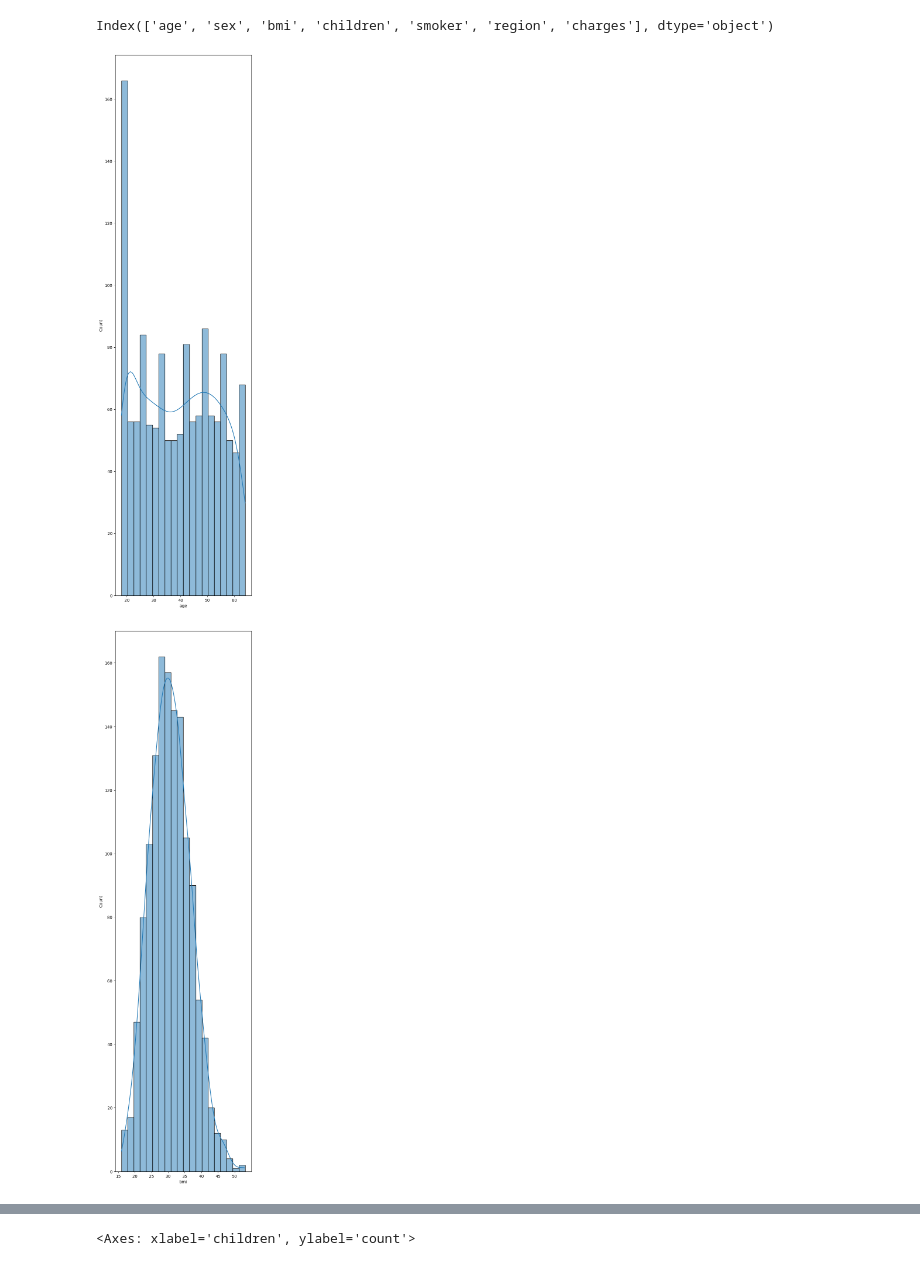
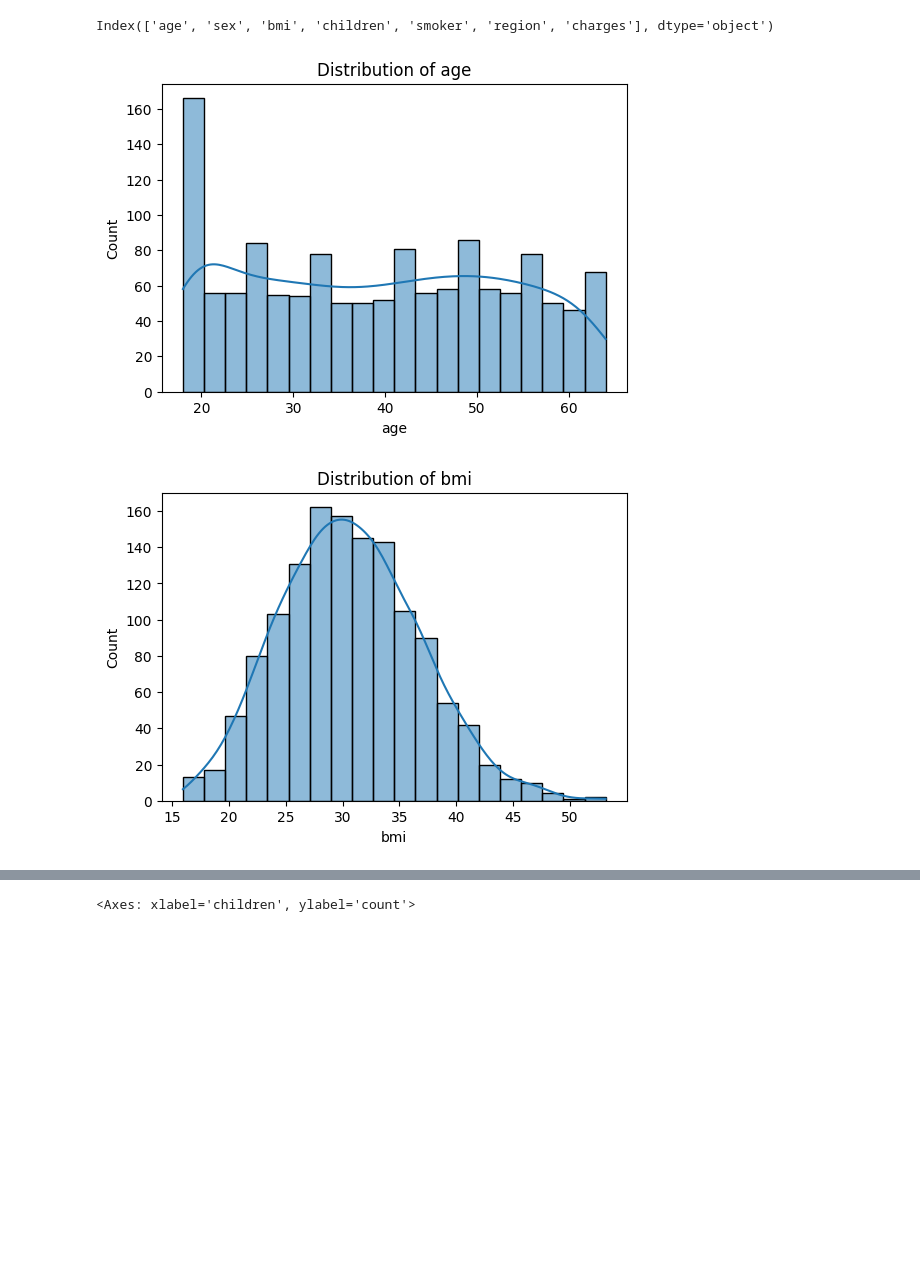
Before and after one commit to owaisnadeem18/AI_Sheriyans_Coding_School, a Jupyter notebook: ML Part 01/Insurance_Dataset_EDA.ipynb, the cells around one changed output, grey strips where cells are left out. Cells and saved outputs as stored; diff of their text form; code cells hidden in the pictures; blank space fills up the shorter version.

```diff
--- a/ML Part 01/Insurance_Dataset_EDA.ipynb
+++ b/ML Part 01/Insurance_Dataset_EDA.ipynb
@@ -117,11 +129,12 @@ Index(['age', 'sex', 'bmi', 'children', 'smoker', 'region', 'charges'], dtype='o
 # %%
 # let's find out the numeric columns
 
 numeric_columns = ['age', 'bmi', 'children', 'charges']
 
 for col in numeric_columns:
-  plt.figure(figsize=(6,24))
-  sns.histplot(data[col] , kde=True , bins=20 )
+  plt.figure(figsize=(6,4))
+  sns.histplot(data[col] , kde=True , bins=20)
+  plt.title(f"Distribution of {col}")
 # %% [output]
-[figure, old version]
+[figure, new version]
-[figure, old version]
+[figure, new version]
```
Also changed, not shown: parts of 32 cells of this notebook.
